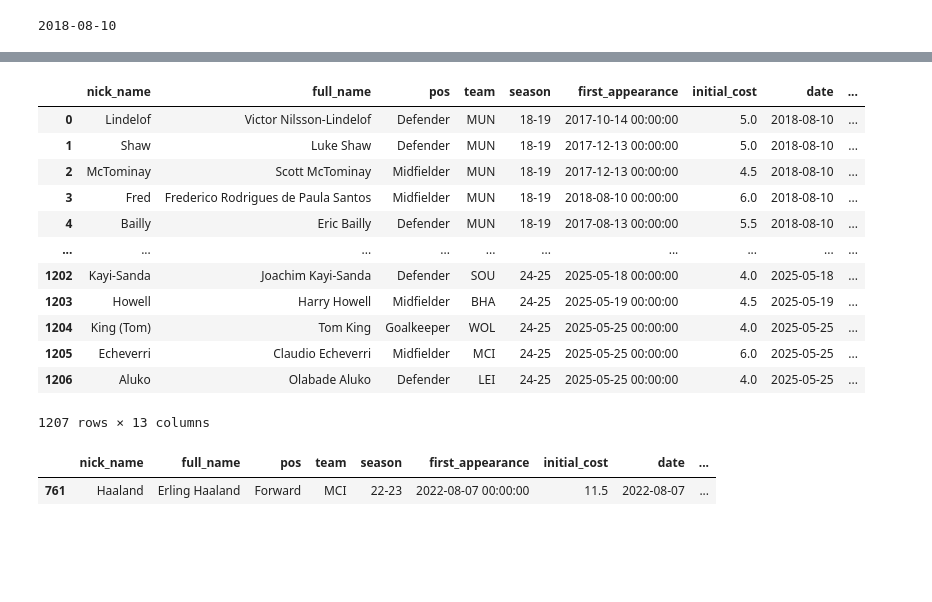
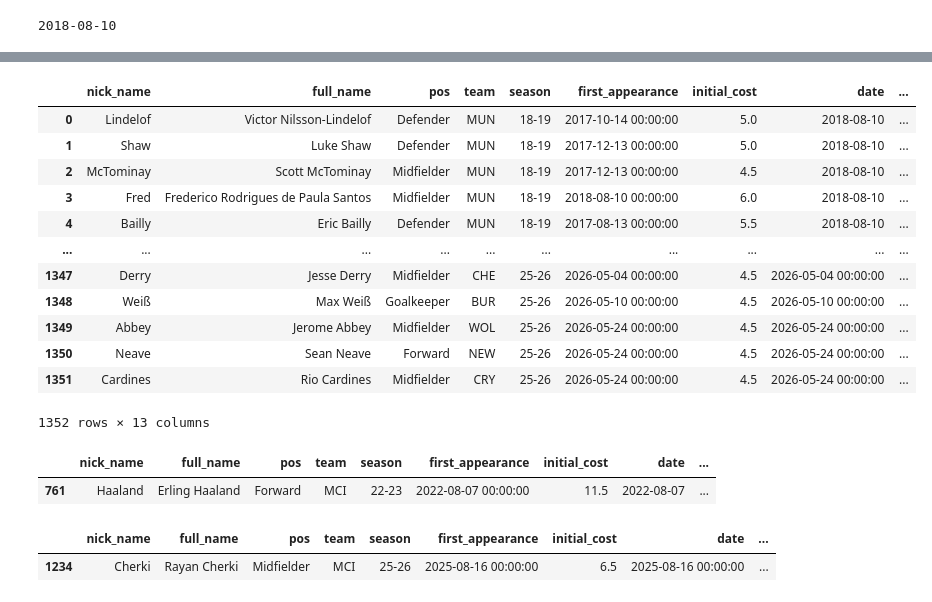
Before and after one commit to robbiewynt/fpl-predictor, a Jupyter notebook: fantasy_football_scout/notebooks/data_transformation.ipynb, the cells around one changed output, grey strips where cells are left out. Saved outputs shown, nothing was run; the diff lists cells and outputs as text; code cells hidden in the pictures; blank space fills up the shorter version.

```diff
--- a/fantasy_football_scout/notebooks/data_transformation.ipynb
+++ b/fantasy_football_scout/notebooks/data_transformation.ipynb
@@ -1195,24 +1205,29 @@ final_dataset
 # %%
 import pandas as pd
 # %%
-player_lookalikes = pd.read_csv('../data/player_lookalike.csv')
+player_lookalikes = pd.read_csv('../data/player_lookalike_v2.csv')
 player_lookalikes
 # %% [output]
 |  | nick_name | full_name | pos | team | season | first_appearance | initial_cost | date | ... |
 | 0 | Lindelof | Victor Nilsson-Lindelof | Defender | MUN | 18-19 | 2017-10-14 00:00:00 | 5.0 | 2018-08-10 | ... |
 | 1 | Shaw | Luke Shaw | Defender | MUN | 18-19 | 2017-12-13 00:00:00 | 5.0 | 2018-08-10 | ... |
 | 2 | McTominay | Scott McTominay | Midfielder | MUN | 18-19 | 2017-12-13 00:00:00 | 4.5 | 2018-08-10 | ... |
 | 3 | Fred | Frederico Rodrigues de Paula Santos | Midfielder | MUN | 18-19 | 2018-08-10 00:00:00 | 6.0 | 2018-08-10 | ... |
 | 4 | Bailly | Eric Bailly | Defender | MUN | 18-19 | 2017-08-13 00:00:00 | 5.5 | 2018-08-10 | ... |
 | ... | ... | ... | ... | ... | ... | ... | ... | ... | ... |
-| 1202 | Kayi-Sanda | Joachim Kayi-Sanda | Defender | SOU | 24-25 | 2025-05-18 00:00:00 | 4.0 | 2025-05-18 | ... |
-| 1203 | Howell | Harry Howell | Midfielder | BHA | 24-25 | 2025-05-19 00:00:00 | 4.5 | 2025-05-19 | ... |
-| 1204 | King (Tom) | Tom King | Goalkeeper | WOL | 24-25 | 2025-05-25 00:00:00 | 4.0 | 2025-05-25 | ... |
-| 1205 | Echeverri | Claudio Echeverri | Midfielder | MCI | 24-25 | 2025-05-25 00:00:00 | 6.0 | 2025-05-25 | ... |
-| 1206 | Aluko | Olabade Aluko | Defender | LEI | 24-25 | 2025-05-25 00:00:00 | 4.0 | 2025-05-25 | ... |
+| 1347 | Derry | Jesse Derry | Midfielder | CHE | 25-26 | 2026-05-04 00:00:00 | 4.5 | 2026-05-04 00:00:00 | ... |
+| 1348 | Weiß | Max Weiß | Goalkeeper | BUR | 25-26 | 2026-05-10 00:00:00 | 4.5 | 2026-05-10 00:00:00 | ... |
+| 1349 | Abbey | Jerome Abbey | Midfielder | WOL | 25-26 | 2026-05-24 00:00:00 | 4.5 | 2026-05-24 00:00:00 | ... |
+| 1350 | Neave | Sean Neave | Forward | NEW | 25-26 | 2026-05-24 00:00:00 | 4.5 | 2026-05-24 00:00:00 | ... |
+| 1351 | Cardines | Rio Cardines | Midfielder | CRY | 25-26 | 2026-05-24 00:00:00 | 4.5 | 2026-05-24 00:00:00 | ... |
-1207 rows × 13 columns
+1352 rows × 13 columns
 # %%
 player_lookalikes[player_lookalikes['full_name'] == 'Erling Haaland']
 # %% [output]
 |  | nick_name | full_name | pos | team | season | first_appearance | initial_cost | date | ... |
 | 761 | Haaland | Erling Haaland | Forward | MCI | 22-23 | 2022-08-07 00:00:00 | 11.5 | 2022-08-07 | ... |
+# %%
+player_lookalikes[player_lookalikes['full_name'] == 'Rayan Cherki']
+# %% [output]
+|  | nick_name | full_name | pos | team | season | first_appearance | initial_cost | date | ... |
+| 1234 | Cherki | Rayan Cherki | Midfielder | MCI | 25-26 | 2025-08-16 00:00:00 | 6.5 | 2025-08-16 00:00:00 | ... |
```
Also changed, not shown: parts of 34 cells of this notebook, 45 other files.
